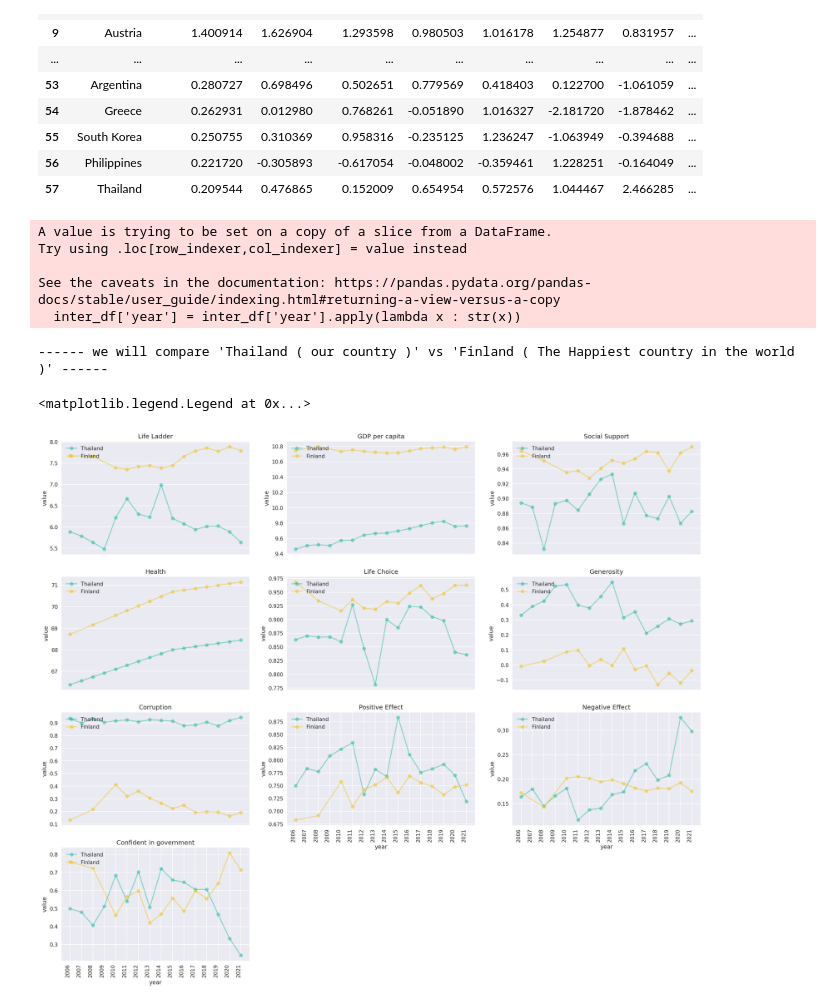
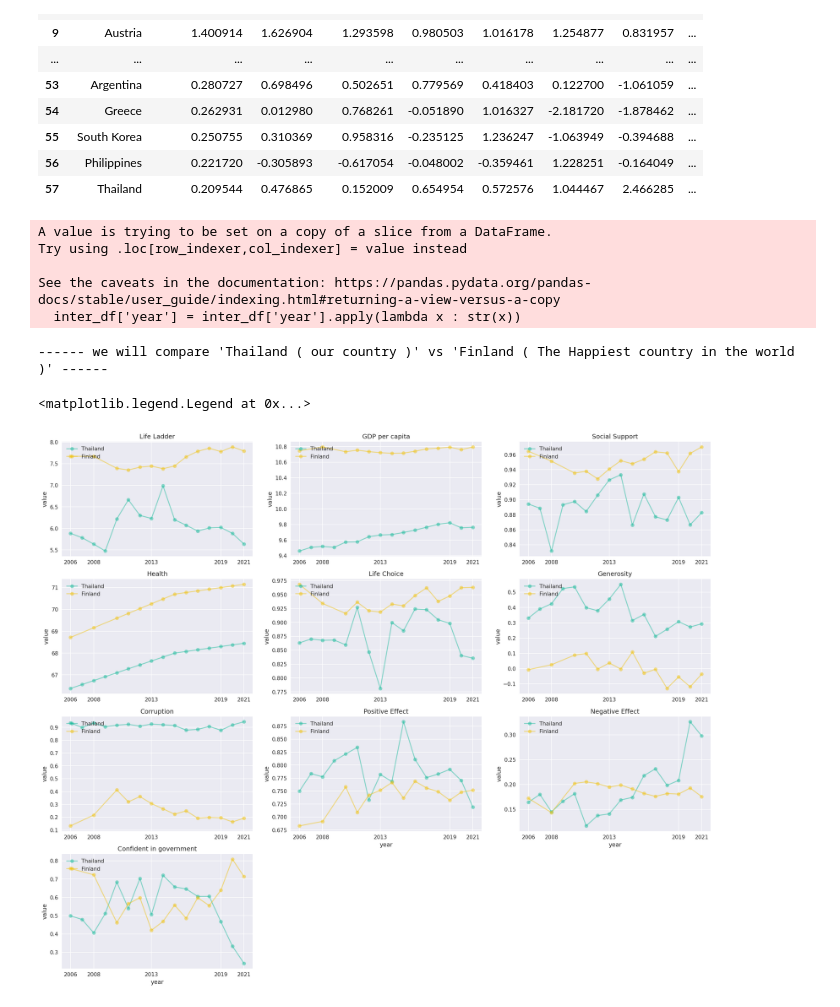
Before and after one commit to HikariJadeEmpire/TH_WLRD_Happiness_Project, a Jupyter notebook: WH_CodeSpace.ipynb, the cells around one changed output. Saved outputs shown, nothing was run; the diff lists cells and outputs as text; code cells hidden in the pictures.

```diff
--- a/WH_CodeSpace.ipynb
+++ b/WH_CodeSpace.ipynb
@@ -332,63 +332,60 @@ plt.figure(figsize=(22,18), dpi=150)
 plt.subplot(4, 3, 1)
 plt.plot(th_hp['year'], th_hp['life_lad'],color='#1ABC9C', marker='o', linestyle='solid', alpha=0.5 ,label="Thailand" )
 plt.plot(fn_hp['year'], fn_hp['life_lad'],color='#F1C40F', marker='o', linestyle='solid', alpha=0.5 ,label="Finland" )
-plt.title("Life Ladder");plt.xticks([]);plt.ylabel("value");plt.legend(loc="upper left")
+plt.title("Life Ladder");plt.xticks([0,2,7,13,15]);plt.ylabel("value");plt.legend(loc="upper left")
 
 
 plt.subplot(4, 3, 2)
 plt.plot(th_hp['year'], th_hp['gdp_per_cap'],color='#1ABC9C', marker='o', linestyle='solid', alpha=0.5 ,label="Thailand" )
 plt.plot(fn_hp['year'], fn_hp['gdp_per_cap'],color='#F1C40F', marker='o', linestyle='solid', alpha=0.5 ,label="Finland" )
-plt.title("GDP per capita");plt.xticks([]);plt.ylabel("value");plt.legend(loc="upper left")
+plt.title("GDP per capita");plt.xticks([0,2,7,13,15]);plt.ylabel("value");plt.legend(loc="upper left")
 
 
 plt.subplot(4, 3, 3)
 plt.plot(th_hp['year'], th_hp['social_sup'],color='#1ABC9C', marker='o', linestyle='solid', alpha=0.5 ,label="Thailand" )
 plt.plot(fn_hp['year'], fn_hp['social_sup'],color='#F1C40F', marker='o', linestyle='solid', alpha=0.5 ,label="Finland" )
-plt.title("Social Support");plt.xticks([]);plt.ylabel("value");plt.legend(loc="upper left")
+plt.title("Social Support");plt.xticks([0,2,7,13,15]);plt.ylabel("value");plt.legend(loc="upper left")
 
 plt.subplot(4, 3, 4)
 plt.plot(th_hp['year'], th_hp['health'],color='#1ABC9C', marker='o', linestyle='solid', alpha=0.5 ,label="Thailand" )
 plt.plot(fn_hp['year'], fn_hp['health'],color='#F1C40F', marker='o', linestyle='solid', alpha=0.5 ,label="Finland" )
-plt.title("Health");plt.xticks([]);plt.ylabel("value");plt.legend(loc="upper left")
+plt.title("Health");plt.xticks([0,2,7,13,15]);plt.ylabel("value");plt.legend(loc="upper left")
 
 plt.subplot(4, 3, 5)
 plt.plot(th_hp['year'], th_hp['life_choice'],color='#1ABC9C', marker='o', linestyle='solid', alpha=0.5 ,label="Thailand" )
 plt.plot(fn_hp['year'], fn_hp['life_choice'],color='#F1C40F', marker='o', linestyle='solid', alpha=0.5 ,label="Finland" )
-plt.title("Life Choice");plt.xticks([]);plt.ylabel("value");plt.legend(loc="upper left")
+plt.title("Life Choice");plt.xticks([0,2,7,13,15]);plt.ylabel("value");plt.legend(loc="upper left")
 
 plt.subplot(4, 3, 6)
 plt.plot(th_hp['year'], th_hp['generosity'],color='#1ABC9C', marker='o', linestyle='solid', alpha=0.5 ,label="Thailand" )
 plt.plot(fn_hp['year'], fn_hp['generosity'],color='#F1C40F', marker='o', linestyle='solid', alpha=0.5 ,label="Finland" )
-plt.title("Generosity");plt.xticks([]);plt.ylabel("value");plt.legend(loc="upper left")
+plt.title("Generosity");plt.xticks([0,2,7,13,15]);plt.ylabel("value");plt.legend(loc="upper left")
 
 plt.subplot(4, 3, 7)
 plt.plot(th_hp['year'], th_hp['corruption'],color='#1ABC9C', marker='o', linestyle='solid', alpha=0.5 ,label="Thailand" )
 plt.plot(fn_hp['year'], fn_hp['corruption'],color='#F1C40F', marker='o', linestyle='solid', alpha=0.5 ,label="Finland" )
-plt.title("Corruption");plt.xticks([]);plt.ylabel("value");plt.legend(loc="upper left")
+plt.title("Corruption");plt.xticks([0,2,7,13,15]);plt.ylabel("value");plt.legend(loc="upper left")
 
 plt.subplot(4, 3, 8)
 plt.plot(th_hp['year'], th_hp['pos_aff'],color='#1ABC9C', marker='o', linestyle='solid', alpha=0.5 ,label="Thailand" )
 plt.plot(fn_hp['year'], fn_hp['pos_aff'],color='#F1C40F', marker='o', linestyle='solid', alpha=0.5 ,label="Finland" )
-plt.xticks(rotation=90, ha='right')
-plt.title("Positive Effect");plt.xlabel("year");plt.ylabel("value");plt.legend(loc="upper left")
+plt.title("Positive Effect");plt.xticks([0,2,7,13,15]);plt.xlabel("year");plt.ylabel("value");plt.legend(loc="upper left")
 
 plt.subplot(4, 3, 9)
 plt.plot(th_hp['year'], th_hp['neg_aff'],color='#1ABC9C', marker='o', linestyle='solid', alpha=0.5 ,label="Thailand" )
 plt.plot(fn_hp['year'], fn_hp['neg_aff'],color='#F1C40F', marker='o', linestyle='solid', alpha=0.5 ,label="Finland" )
-plt.xticks(rotation=90, ha='right')
-plt.title("Negative Effect");plt.xlabel("year");plt.ylabel("value");plt.legend(loc="upper left")
+plt.title("Negative Effect");plt.xticks([0,2,7,13,15]);plt.xlabel("year");plt.ylabel("value");plt.legend(loc="upper left")
 
 plt.subplot(4, 3, 10)
 plt.plot(th_hp['year'], th_hp['conf_in_gov'],color='#1ABC9C', marker='o', linestyle='solid', alpha=0.5 ,label="Thailand" )
 plt.plot(fn_hp['year'], fn_hp['conf_in_gov'],color='#F1C40F', marker='o', linestyle='solid', alpha=0.5 ,label="Finland" )
-plt.xticks(rotation=90, ha='right')
-plt.title("Confident in government");plt.xlabel("year");plt.ylabel("value");plt.legend(loc="upper left")
+plt.title("Confident in government");plt.xticks([0,2,7,13,15]);plt.xlabel("year");plt.ylabel("value");plt.legend(loc="upper left")
 # %% [output]
 A value is trying to be set on a copy of a slice from a DataFrame.
 Try using .loc[row_indexer,col_indexer] = value instead
 
 See the caveats in the documentation: https://pandas.pydata.org/pandas-docs/stable/user_guide/indexing.html#returning-a-view-versus-a-copy
   inter_df['year'] = inter_df['year'].apply(lambda x : str(x))
 ------ we will compare 'Thailand ( our country )' vs 'Finland ( The Happiest country in the world )' ------
 <matplotlib.legend.Legend at 0x...>
-[figure, old version]
+[figure, new version]
```
